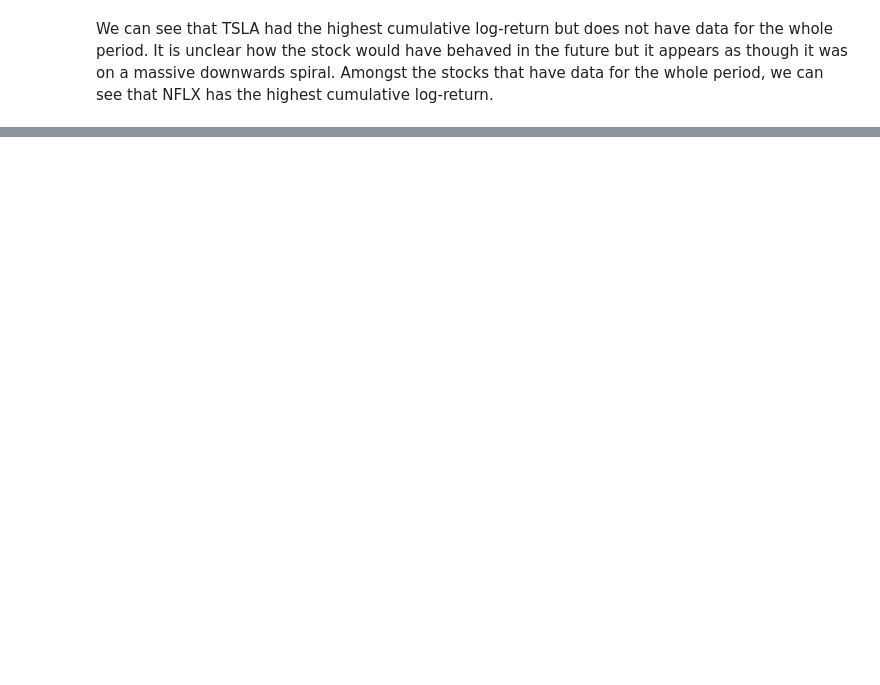
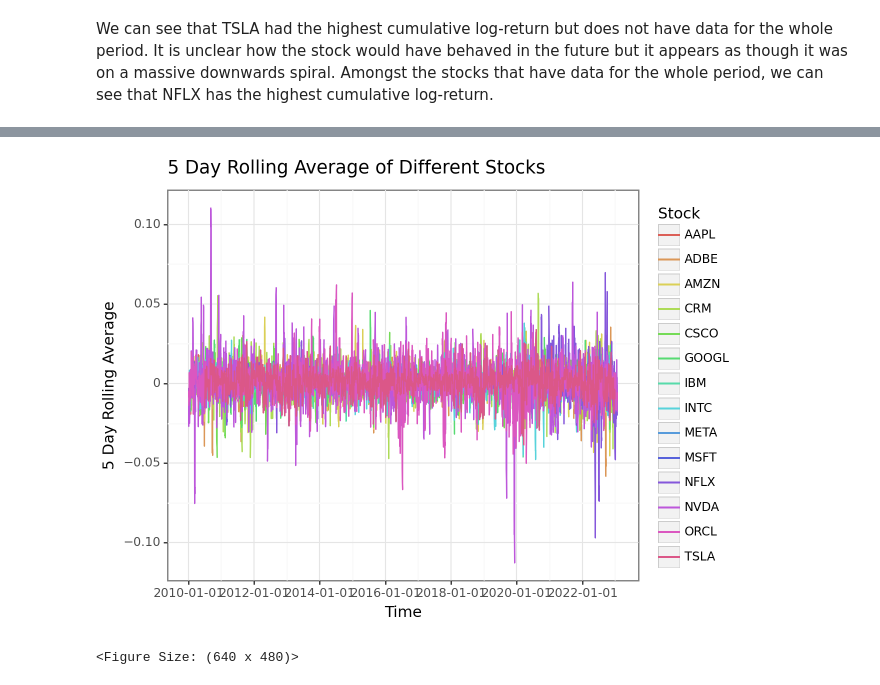
Before and after one commit to JHSchlegel/small-projects, a Jupyter notebook: DataWrangling/Stocks/stocks_cleaning.ipynb, the cells around one changed output, grey strips where cells are left out. Saved outputs shown, nothing was run; the diff lists cells and outputs as text; code cells hidden in the pictures; blank space fills up the shorter version.

```diff
--- a/DataWrangling/Stocks/stocks_cleaning.ipynb
+++ b/DataWrangling/Stocks/stocks_cleaning.ipynb
@@ -647,0 +726,19 @@ dtype: int64
+# %%
+# plot 5 day rolling averages as line plot
+(
+    ggplot(
+        all_stocks_lrets_long.dropna(subset=["5d_roll_avg"]),
+        aes(x="date", y="5d_roll_avg", group = 'stock', color = 'stock'),
+    )
+    + geom_line() +
+    theme_bw() +
+    labs(
+        x="Time",
+        y="5 Day Rolling Average",
+        color = 'Stock',
+        title="5 Day Rolling Average of Different Stocks",
+    )
+)
+# %% [output]
+[figure, added]
+<Figure Size: (640 x 480)>
```
Also changed, not shown: parts of 21 cells of this notebook.
